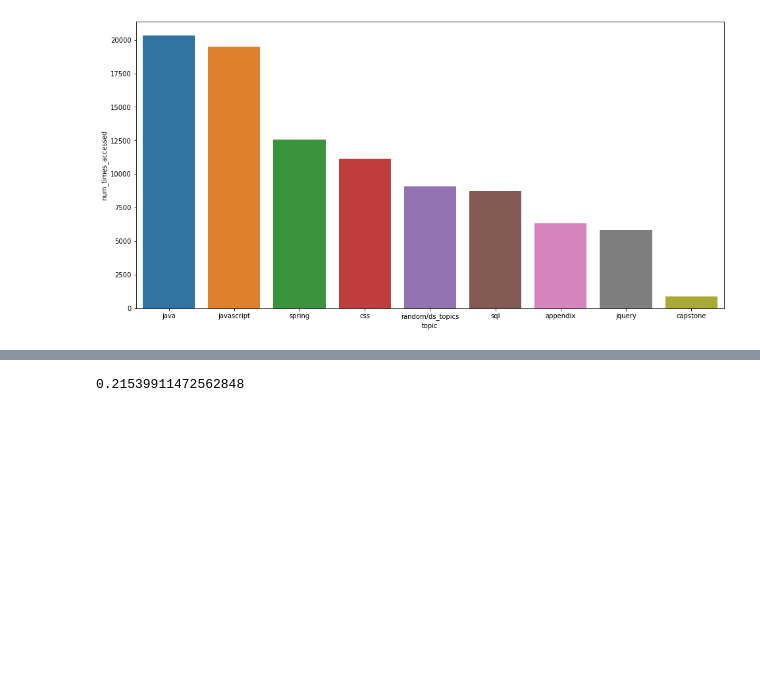
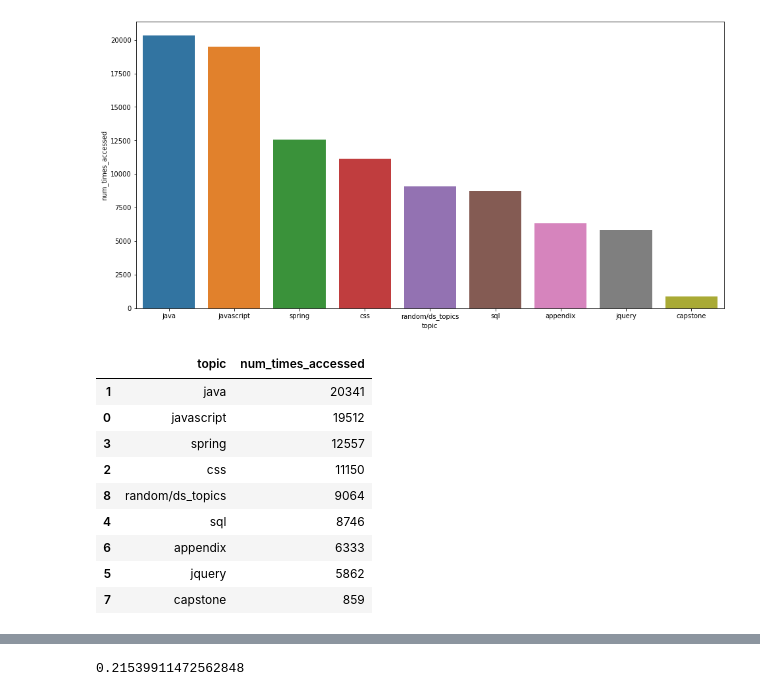
Before and after one commit to AACKV/anomaly_detection_project, a Jupyter notebook: andrew_working_notebook.ipynb, the cells around one changed output, grey strips where cells are left out. Saved outputs shown, nothing was run; the diff lists cells and outputs as text; code cells hidden in the pictures; blank space fills up the shorter version.

```diff
--- a/andrew_working_notebook.ipynb
+++ b/andrew_working_notebook.ipynb
@@ -606,3 +609,16 @@ sns.barplot(data= wd_results_df, x = 'topic', y = 'num_times_accessed')
 # %% [output]
 <AxesSubplot:xlabel='topic', ylabel='num_times_accessed'>
 [figure]
+# %%
+wd_results_df
+# %% [output]
+|  | topic | num_times_accessed |
+| 1 | java | 20341 |
+| 0 | javascript | 19512 |
+| 3 | spring | 12557 |
+| 2 | css | 11150 |
+| 8 | random/ds_topics | 9064 |
+| 4 | sql | 8746 |
+| 6 | appendix | 6333 |
+| 5 | jquery | 5862 |
+| 7 | capstone | 859 |
```
Also changed, not shown: parts of 32 cells of this notebook.
